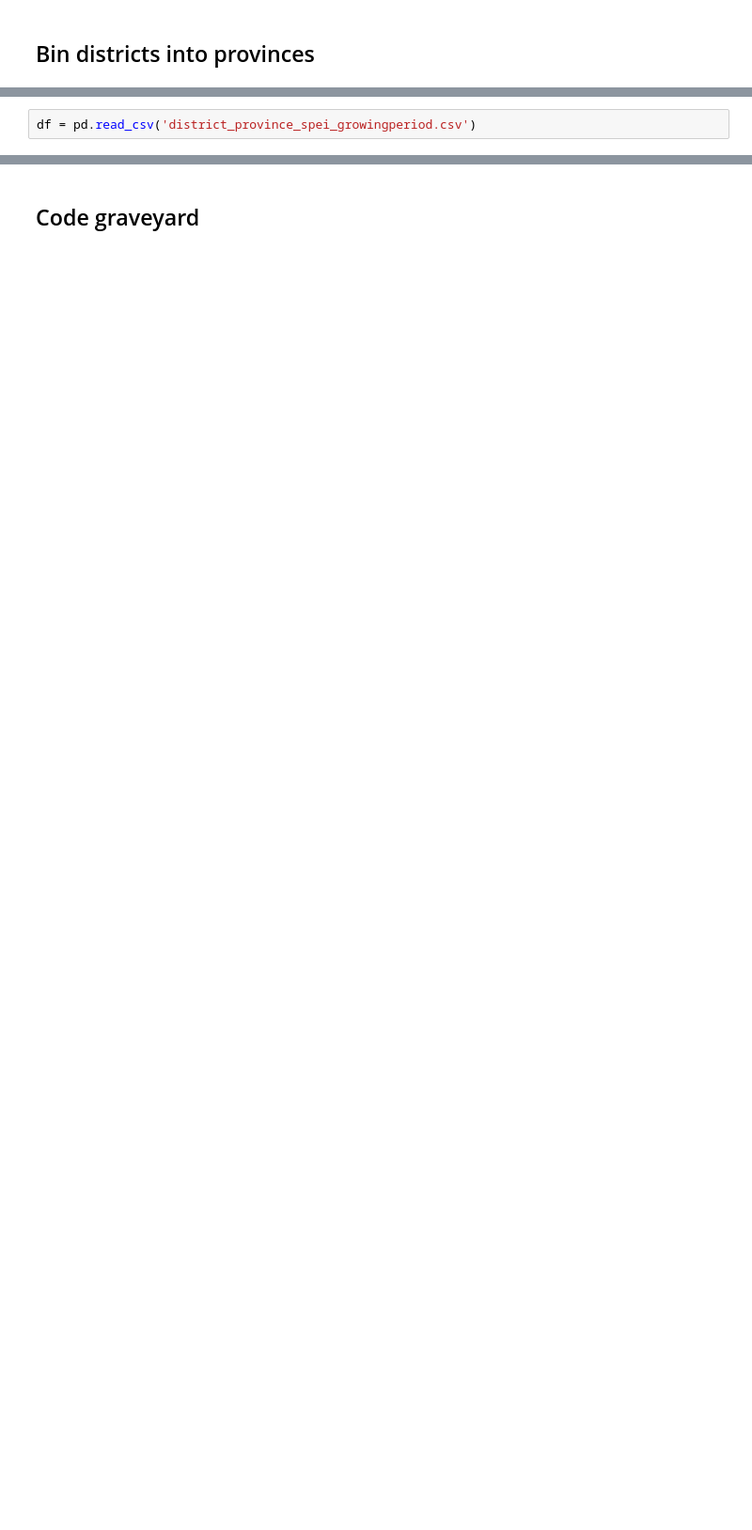
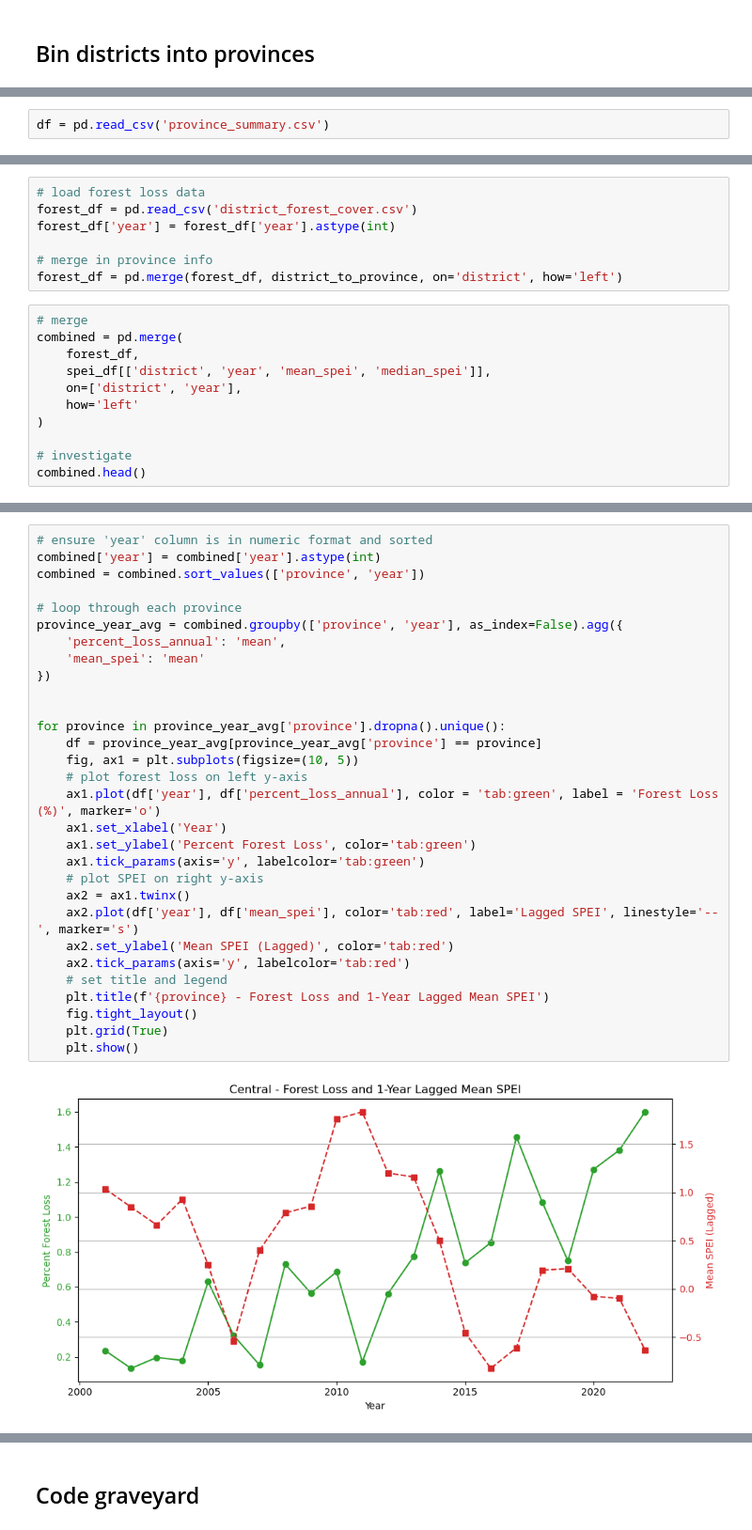
Before and after one commit to annamwaller/zambia, a Jupyter notebook: Seasonal_Analysis.ipynb, the cells around one changed output, grey strips where cells are left out. Shown at 94% size. Cells and saved outputs as stored; diff of their text form; blank space fills up the shorter version.

```diff
--- a/Seasonal_Analysis.ipynb
+++ b/Seasonal_Analysis.ipynb
@@ -94,2 +211,2 @@ merged.to_csv('district_province_spei_growingperiod.csv')
 # %%
-df = pd.read_csv('district_province_spei_growingperiod.csv')
+df = pd.read_csv('province_summary.csv')
@@ -167,0 +269,18 @@ for province in df['province'].dropna().unique():
+# %%
+# load forest loss data
+forest_df = pd.read_csv('district_forest_cover.csv')
+forest_df['year'] = forest_df['year'].astype(int)
+
+# merge in province info
+forest_df = pd.merge(forest_df, district_to_province, on='district', how='left')
+# %%
+# merge
+combined = pd.merge(
+    forest_df,
+    spei_df[['district', 'year', 'mean_spei', 'median_spei']],
+    on=['district', 'year'],
+    how='left'
+)
+
+# investigate
+combined.head()
@@ -167,0 +294,32 @@ for province in df['province'].dropna().unique():
+# %%
+# ensure 'year' column is in numeric format and sorted
+combined['year'] = combined['year'].astype(int)
+combined = combined.sort_values(['province', 'year'])
+
+# loop through each province
+province_year_avg = combined.groupby(['province', 'year'], as_index=False).agg({
+    'percent_loss_annual': 'mean',
+    'mean_spei': 'mean'
+})
+
+
+for province in province_year_avg['province'].dropna().unique():
+    df = province_year_avg[province_year_avg['province'] == province]
+    fig, ax1 = plt.subplots(figsize=(10, 5))
+    # plot forest loss on left y-axis
+    ax1.plot(df['year'], df['percent_loss_annual'], color = 'tab:green', label = 'Forest Loss (%)', marker='o')
+    ax1.set_xlabel('Year')
+    ax1.set_ylabel('Percent Forest Loss', color='tab:green')
+    ax1.tick_params(axis='y', labelcolor='tab:green')
+    # plot SPEI on right y-axis
+    ax2 = ax1.twinx()
+    ax2.plot(df['year'], df['mean_spei'], color='tab:red', label='Lagged SPEI', linestyle='--', marker='s')
+    ax2.set_ylabel('Mean SPEI (Lagged)', color='tab:red')
+    ax2.tick_params(axis='y', labelcolor='tab:red')
+    # set title and legend
+    plt.title(f'{province} - Forest Loss and 1-Year Lagged Mean SPEI')
+    fig.tight_layout()
+    plt.grid(True)
+    plt.show()
+# %% [output]
+[figure, added]
```
Also changed, not shown: parts of 30 cells of this notebook.
